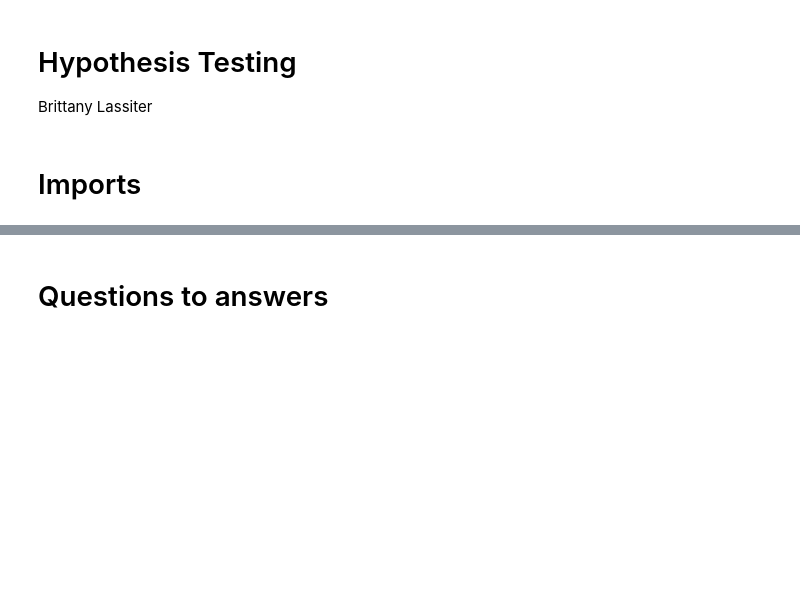
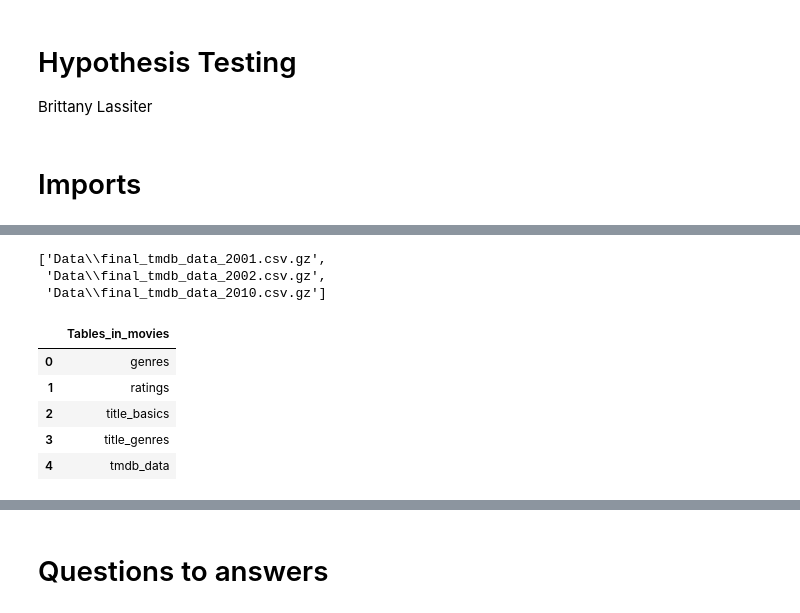
Before and after one commit to brittanymlassiter/Project-2, a Jupyter notebook: Part 4 - Hypothesis Testing.ipynb, the cells around one changed output, grey strips where cells are left out. Cells and saved outputs as stored; diff of their text form; code cells hidden in the pictures; blank space fills up the shorter version.

```diff
--- a/Part 4 - Hypothesis Testing.ipynb
+++ b/Part 4 - Hypothesis Testing.ipynb
@@ -55,0 +28,18 @@ memory usage: 560.0+ KB
+# %%
+import glob
+# Use glob to get all filepaths that match the pattern (*=wildcard)
+tmdb_files = sorted(glob.glob("Data/final_tmdb_data*.csv.gz"))
+tmdb_files
+# %% [output]
+['Data\\final_tmdb_data_2001.csv.gz',
+ 'Data\\final_tmdb_data_2002.csv.gz',
+ 'Data\\final_tmdb_data_2010.csv.gz']
+# %%
+pd.read_sql("SHOW TABLES;", engine)
+# %% [output]
+|  | Tables_in_movies |
+| 0 | genres |
+| 1 | ratings |
+| 2 | title_basics |
+| 3 | title_genres |
+| 4 | tmdb_data |
```
Also changed, not shown: parts of 15 cells of this notebook, 1 other file.
